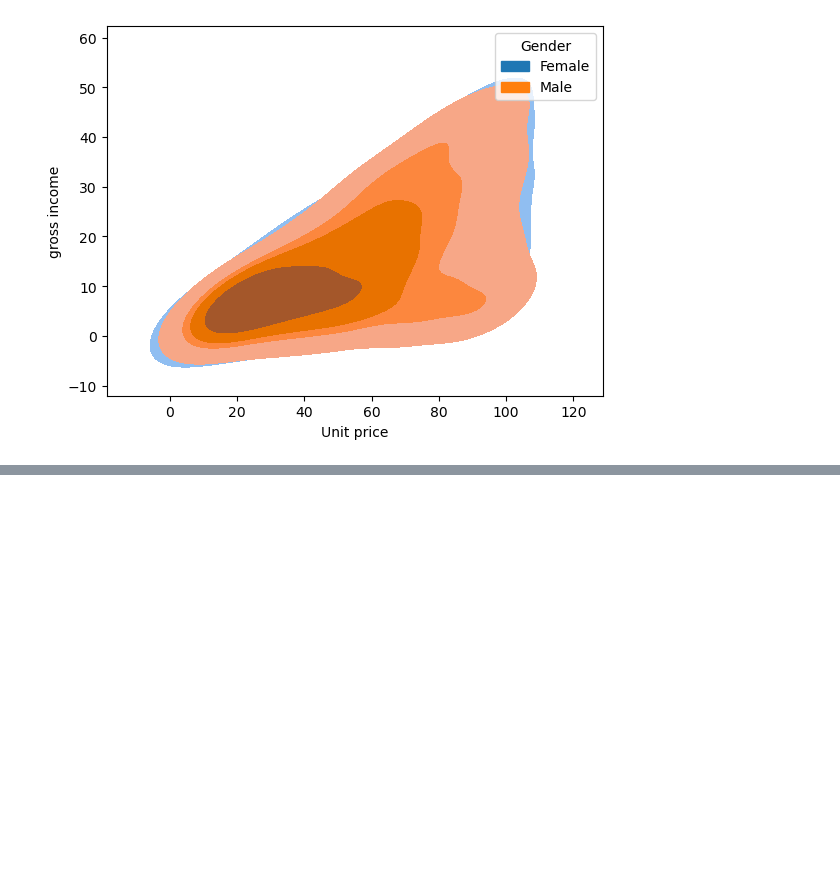
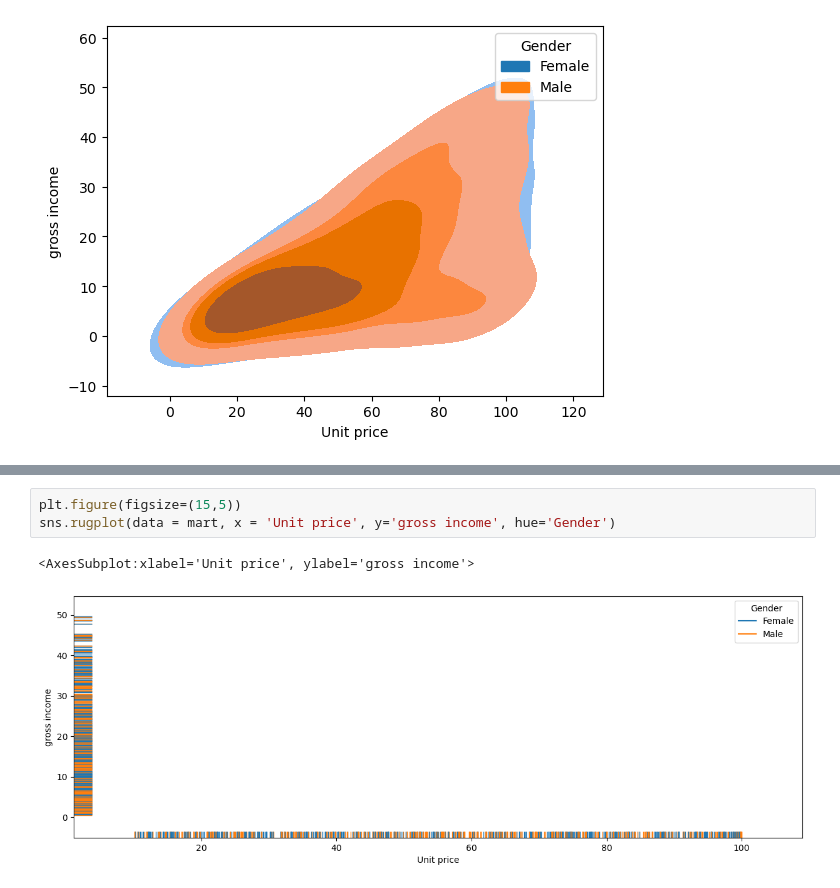
Before and after one commit to watasabi/machine_learning, a Jupyter notebook: seaborn/seaborn_journey.ipynb, the cells around one changed output, grey strips where cells are left out. Saved outputs shown, nothing was run; the diff lists cells and outputs as text; blank space fills up the shorter version.

```diff
--- a/seaborn/seaborn_journey.ipynb
+++ b/seaborn/seaborn_journey.ipynb
@@ -309,0 +319,6 @@ sns.kdeplot(data=mart,x='Unit price', y='gross income',hue='Gender', fill=True,
+# %%
+plt.figure(figsize=(15,5))
+sns.rugplot(data = mart, x = 'Unit price', y='gross income', hue='Gender')
+# %% [output]
+<AxesSubplot:xlabel='Unit price', ylabel='gross income'>
+[figure, added]
```
Also changed, not shown: parts of 6 cells of this notebook.
